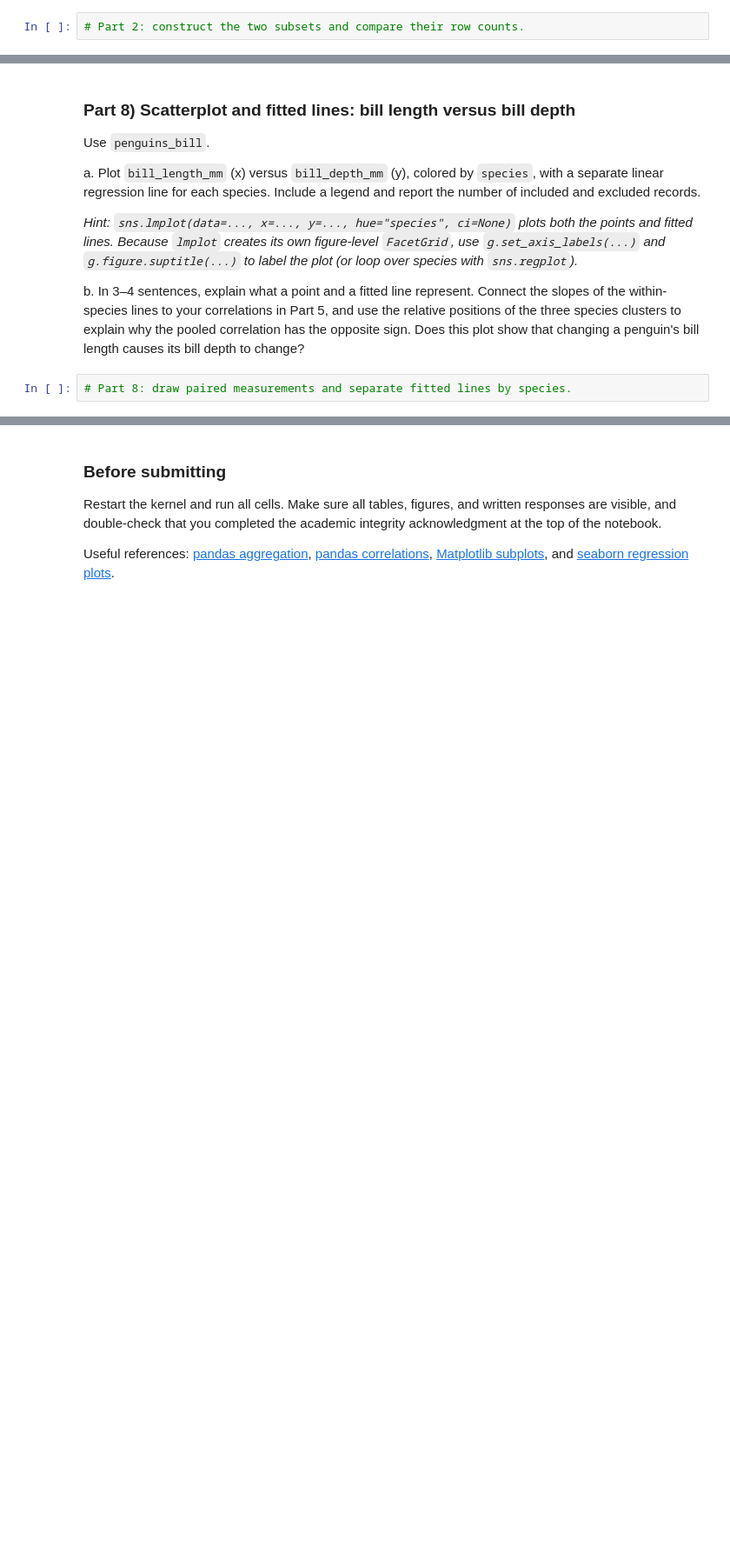
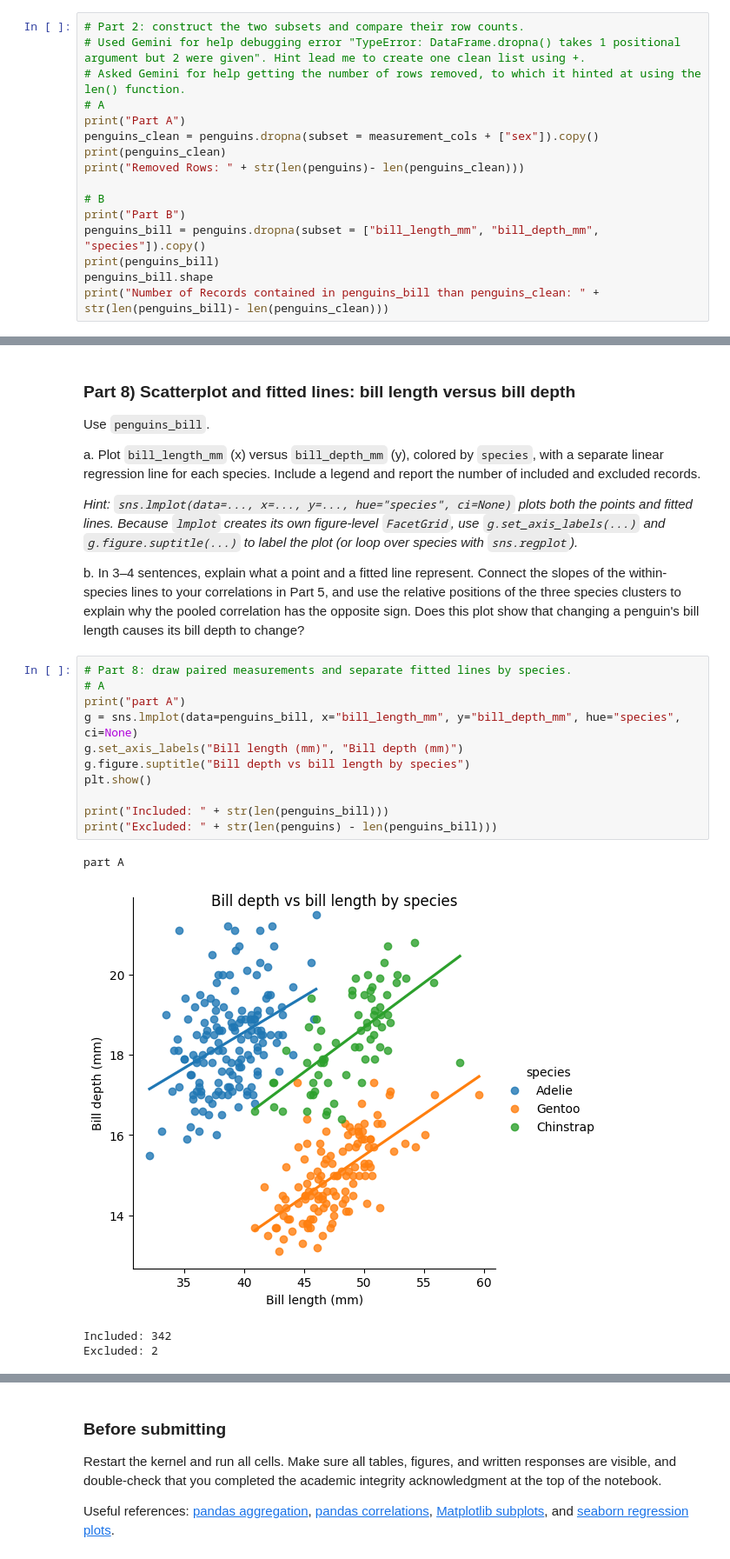
Before and after one commit to dennishuang70/26-fall-stats-21, a Jupyter notebook: homework/HW4/HW4_Penguins_Pandas.ipynb, the cells around one changed output, grey strips where cells are left out. Shown at 87% size. Cells and saved outputs as stored; diff of their text form; blank space fills up the shorter version.

```diff
--- a/homework/HW4/HW4_Penguins_Pandas.ipynb
+++ b/homework/HW4/HW4_Penguins_Pandas.ipynb
@@ -85,3 +130,17 @@ c. For a plot of bill length versus bill depth colored by species, which subset
 *Note: `penguins_clean` is only for comparison here. In the parts that follow, filter `penguins` (or use `penguins_bill` where specified) based only on the variables needed for that question.*
 # %%
 # Part 2: construct the two subsets and compare their row counts.
+# Used Gemini for help debugging error "TypeError: DataFrame.dropna() takes 1 positional argument but 2 were given". Hint lead me to create one clean list using +.
+# Asked Gemini for help getting the number of rows removed, to which it hinted at using the len() function.
+# A
+print("Part A")
+penguins_clean = penguins.dropna(subset = measurement_cols + ["sex"]).copy()
+print(penguins_clean)
+print("Removed Rows: " + str(len(penguins)- len(penguins_clean)))
+
+# B
+print("Part B")
+penguins_bill = penguins.dropna(subset = ["bill_length_mm", "bill_depth_mm", "species"]).copy()
+print(penguins_bill)
+penguins_bill.shape
+print("Number of Records contained in penguins_bill than penguins_clean: " + str(len(penguins_bill)- len(penguins_clean)))
@@ -186,6 +444,20 @@ a. Plot `bill_length_mm` (x) versus `bill_depth_mm` (y), colored by `species`, w
 b. In 3–4 sentences, explain what a point and a fitted line represent. Connect the slopes of the within-species lines to your correlations in Part 5, and use the relative positions of the three species clusters to explain why the pooled correlation has the opposite sign. Does this plot show that changing a penguin's bill length causes its bill depth to change?
 # %%
 # Part 8: draw paired measurements and separate fitted lines by species.
+# A
+print("part A")
+g = sns.lmplot(data=penguins_bill, x="bill_length_mm", y="bill_depth_mm", hue="species", ci=None)
+g.set_axis_labels("Bill length (mm)", "Bill depth (mm)")
+g.figure.suptitle("Bill depth vs bill length by species")
+plt.show()
+
+print("Included: " + str(len(penguins_bill)))
+print("Excluded: " + str(len(penguins) - len(penguins_bill)))
+# %% [output]
+part A
+[figure, added]
+Included: 342
+Excluded: 2
 # %% [markdown]
 **Written response:**
 
```
Also changed, not shown: parts of 21 cells of this notebook, 1 other file.
